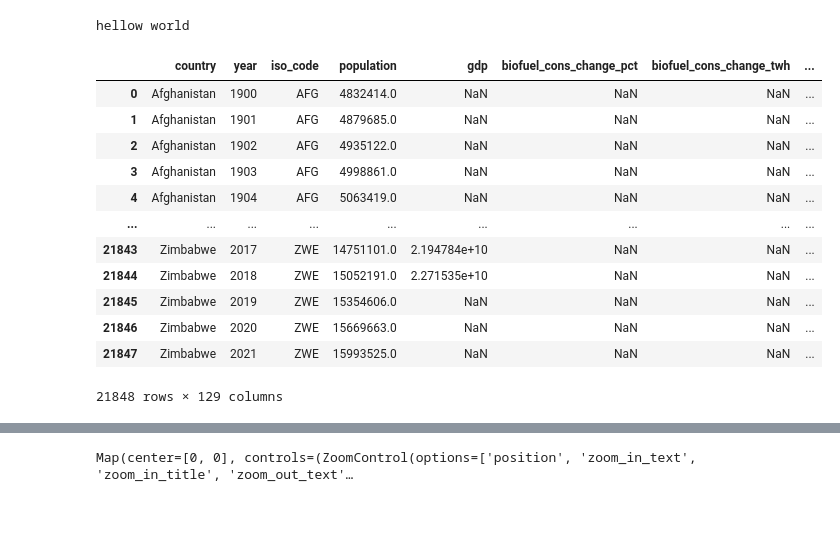
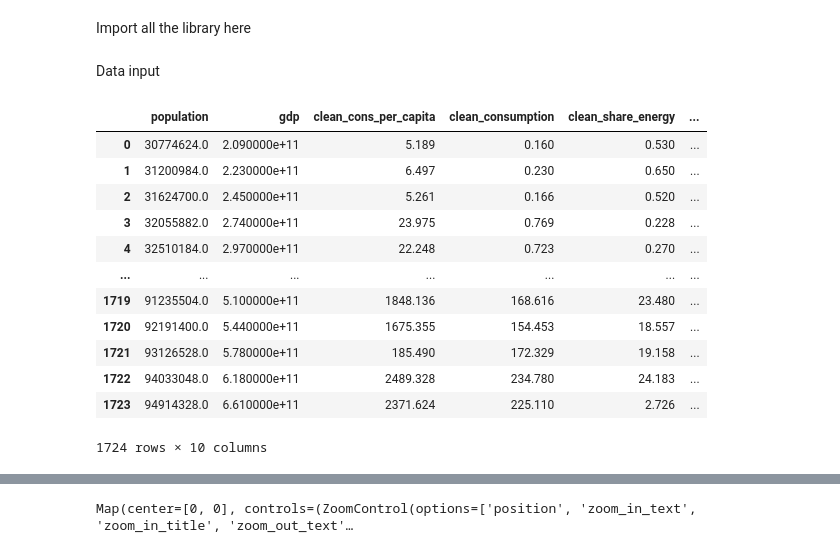
Before and after one commit to Smith-bytes/Project, a Jupyter notebook: project.ipynb, the cells around one changed output, grey strips where cells are left out. Saved outputs shown, nothing was run; the diff lists cells and outputs as text; code cells hidden in the pictures; blank space fills up the shorter version.

```diff
--- a/project.ipynb
+++ b/project.ipynb
@@ -1,3 +1,5 @@
+# %% [markdown]
+Import all the library here
 # %%
 import numpy as np
 import pandas as pd
@@ -6,25 +9,23 @@ import matplotlib.pyplot as plt # we only need pyplot
 
 
 sb.set() # set the default Seaborn style for graphics
-# %%
-print('hellow world')
-# %% [output]
-hellow world
+# %% [markdown]
+Data input
 # %%
-energyData = pd.read_csv('owid-energy-data.csv')
+energyData = pd.read_csv('cleaned.csv')
 energyData = pd.DataFrame(energyData)
 energyData
 # %% [output]
-|  | country | year | iso_code | population | gdp | biofuel_cons_change_pct | biofuel_cons_change_twh | ... |
-| 0 | Afghanistan | 1900 | AFG | 4832414.0 | NaN | NaN | NaN | ... |
-| 1 | Afghanistan | 1901 | AFG | 4879685.0 | NaN | NaN | NaN | ... |
-| 2 | Afghanistan | 1902 | AFG | 4935122.0 | NaN | NaN | NaN | ... |
-| 3 | Afghanistan | 1903 | AFG | 4998861.0 | NaN | NaN | NaN | ... |
-| 4 | Afghanistan | 1904 | AFG | 5063419.0 | NaN | NaN | NaN | ... |
-| ... | ... | ... | ... | ... | ... | ... | ... | ... |
-| 21843 | Zimbabwe | 2017 | ZWE | 14751101.0 | 2.194784e+10 | NaN | NaN | ... |
-| 21844 | Zimbabwe | 2018 | ZWE | 15052191.0 | 2.271535e+10 | NaN | NaN | ... |
-| 21845 | Zimbabwe | 2019 | ZWE | 15354606.0 | NaN | NaN | NaN | ... |
-| 21846 | Zimbabwe | 2020 | ZWE | 15669663.0 | NaN | NaN | NaN | ... |
-| 21847 | Zimbabwe | 2021 | ZWE | 15993525.0 | NaN | NaN | NaN | ... |
+|  | population | gdp | clean_cons_per_capita | clean_consumption | clean_share_energy | ... |
+| 0 | 30774624.0 | 2.090000e+11 | 5.189 | 0.160 | 0.530 | ... |
+| 1 | 31200984.0 | 2.230000e+11 | 6.497 | 0.230 | 0.650 | ... |
+| 2 | 31624700.0 | 2.450000e+11 | 5.261 | 0.166 | 0.520 | ... |
+| 3 | 32055882.0 | 2.740000e+11 | 23.975 | 0.769 | 0.228 | ... |
+| 4 | 32510184.0 | 2.970000e+11 | 22.248 | 0.723 | 0.270 | ... |
+| ... | ... | ... | ... | ... | ... | ... |
+| 1719 | 91235504.0 | 5.100000e+11 | 1848.136 | 168.616 | 23.480 | ... |
+| 1720 | 92191400.0 | 5.440000e+11 | 1675.355 | 154.453 | 18.557 | ... |
+| 1721 | 93126528.0 | 5.780000e+11 | 185.490 | 172.329 | 19.158 | ... |
+| 1722 | 94033048.0 | 6.180000e+11 | 2489.328 | 234.780 | 24.183 | ... |
+| 1723 | 94914328.0 | 6.610000e+11 | 2371.624 | 225.110 | 2.726 | ... |
-21848 rows × 129 columns
+1724 rows × 10 columns
```
Also changed, not shown: parts of 7 cells of this notebook, 1 other file.
